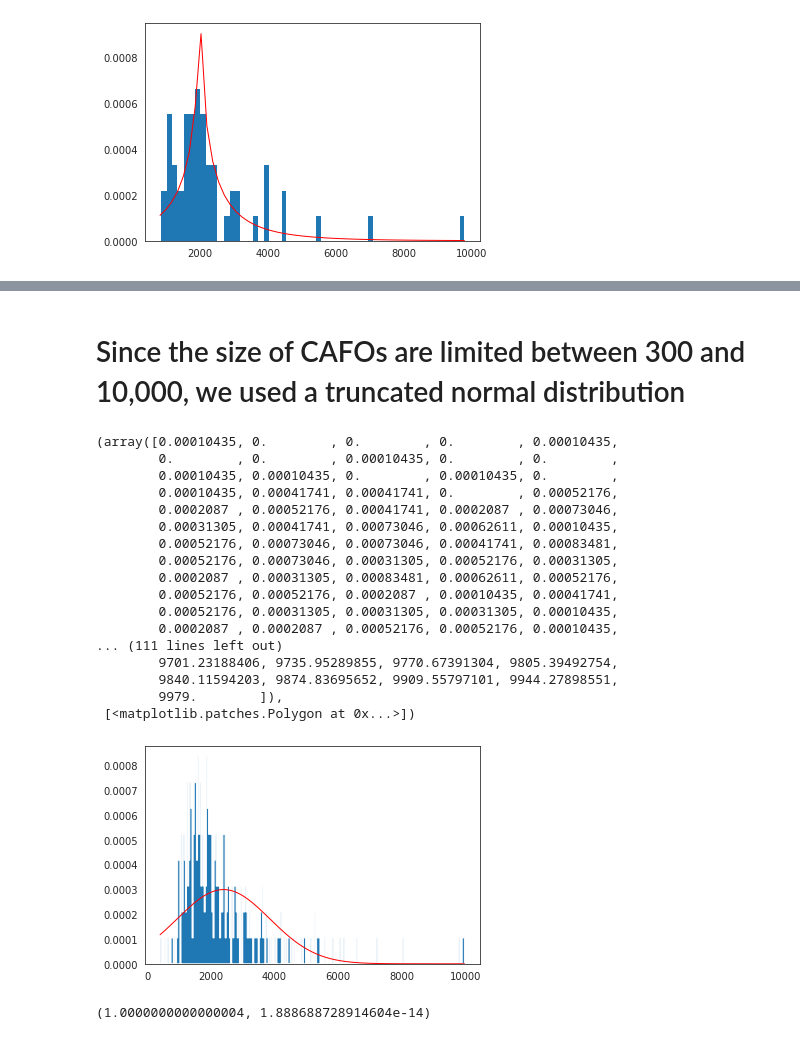
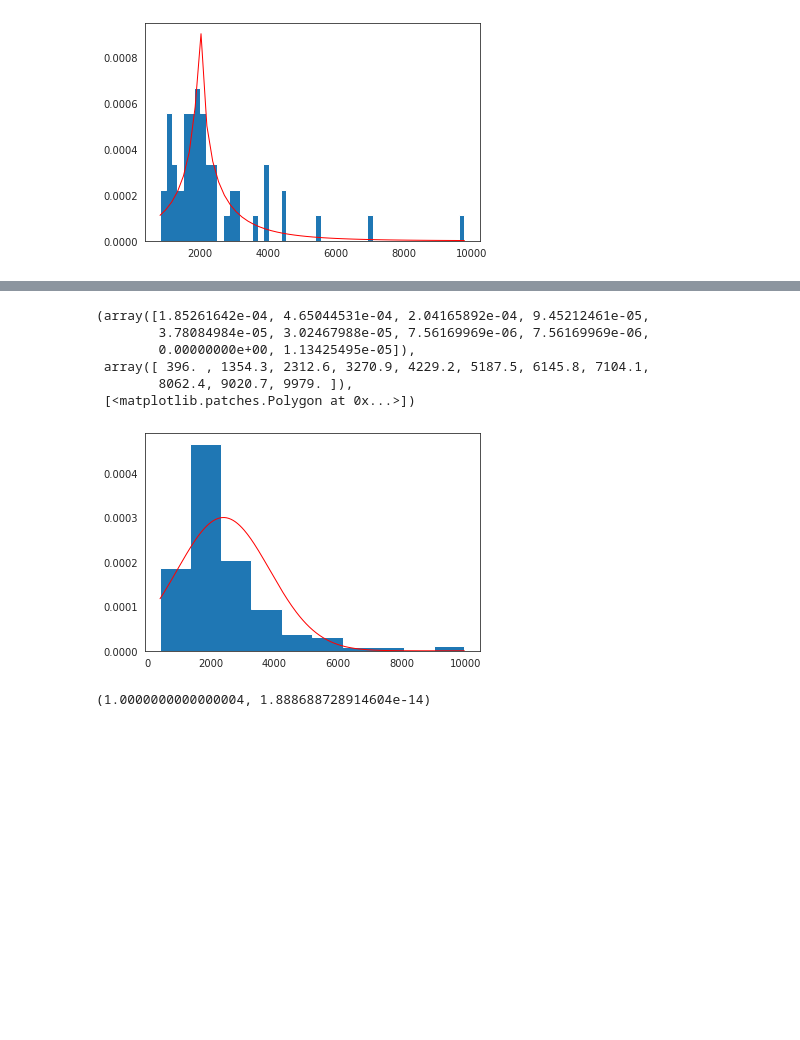
Before and after one commit to emartinher-ULaval/Ontario_P-FlowsRecovery, a Jupyter notebook: Data/CAFOSSizesDistributions/CAFOS_Sizes_Distributions.ipynb, the cells around one changed output, grey strips where cells are left out. Cells and saved outputs as stored; diff of their text form; code cells hidden in the pictures; blank space fills up the shorter version.

```diff
--- a/Data/CAFOSSizesDistributions/CAFOS_Sizes_Distributions.ipynb
+++ b/Data/CAFOSSizesDistributions/CAFOS_Sizes_Distributions.ipynb
@@ -270,36 +304,24 @@ for state in CAFOs_Merged.columns:
 # %%
 beta1, loc1, scale1 = stats..fit(CAFOs_Merged['Wisconsin'].dropna().values)
-# %% [markdown]
-# Since the size of CAFOs are limited between 300 and 10,000, we used a truncated normal distribution
 # %%
 x = np.linspace(CAFOs_Merged['Wisconsin'].dropna().values.min(),CAFOs_Merged['Wisconsin'].dropna().values.max(),CAFOs_Merged['Wisconsin'].dropna().count())
 plt.plot(x, stats.truncnorm.pdf(x,
                                 (CAFOs_Merged['Wisconsin'].dropna().values.min()-2393.431159)/1457.032638,
                                 (CAFOs_Merged['Wisconsin'].dropna().values.max()-2393.431159)/1457.032638,
                                 loc =2393.431159,
                                 scale =1457.032638),'r-', lw=1, alpha=1, label='gennorm pdf')
 # plt.plot(x, stats.gennorm.pdf(x,
 #                                 beta1, loc1, scale1	),'r-', lw=1, alpha=1, label='gennorm pdf')
-plt.hist(CAFOs_Merged['Wisconsin'].dropna().values, bins=CAFOs_Merged['Wisconsin'].dropna().count(), density=True, histtype='stepfilled', alpha=1)
+plt.hist(CAFOs_Merged['Wisconsin'].dropna().values, density=True, histtype='stepfilled', alpha=1)
+# sns.kdeplot(CAFOs_Merged['Wisconsin'].dropna().values, bw=0.5)
 # %% [output]
-(array([0.00010435, 0.        , 0.        , 0.        , 0.00010435,
-        0.        , 0.        , 0.00010435, 0.        , 0.        ,
-        0.00010435, 0.00010435, 0.        , 0.00010435, 0.        ,
-        0.00010435, 0.00041741, 0.00041741, 0.        , 0.00052176,
-        0.0002087 , 0.00052176, 0.00041741, 0.0002087 , 0.00073046,
-        0.00031305, 0.00041741, 0.00073046, 0.00062611, 0.00010435,
-        0.00052176, 0.00073046, 0.00073046, 0.00041741, 0.00083481,
-        0.00052176, 0.00073046, 0.00031305, 0.00052176, 0.00031305,
-        0.0002087 , 0.00031305, 0.00083481, 0.00062611, 0.00052176,
-        0.00052176, 0.00052176, 0.0002087 , 0.00010435, 0.00041741,
-        0.00052176, 0.00031305, 0.00031305, 0.00031305, 0.00010435,
-        0.0002087 , 0.0002087 , 0.00052176, 0.00052176, 0.00010435,
-... (111 lines left out)
-        9701.23188406, 9735.95289855, 9770.67391304, 9805.39492754,
-        9840.11594203, 9874.83695652, 9909.55797101, 9944.27898551,
-        9979.        ]),
+(array([1.85261642e-04, 4.65044531e-04, 2.04165892e-04, 9.45212461e-05,
+        3.78084984e-05, 3.02467988e-05, 7.56169969e-06, 7.56169969e-06,
+        0.00000000e+00, 1.13425495e-05]),
+ array([ 396. , 1354.3, 2312.6, 3270.9, 4229.2, 5187.5, 6145.8, 7104.1,
+        8062.4, 9020.7, 9979. ]),
  [<matplotlib.patches.Polygon at 0x...>])
-[figure, old version]
+[figure, new version]
 # %%
 func = lambda x: stats.truncnorm.pdf(x,
                                 (CAFOs_Merged['Wisconsin'].dropna().values.min()-2393.431159)/1457.032638,
```
Also changed, not shown: parts of 6 cells of this notebook, 2 other files.
